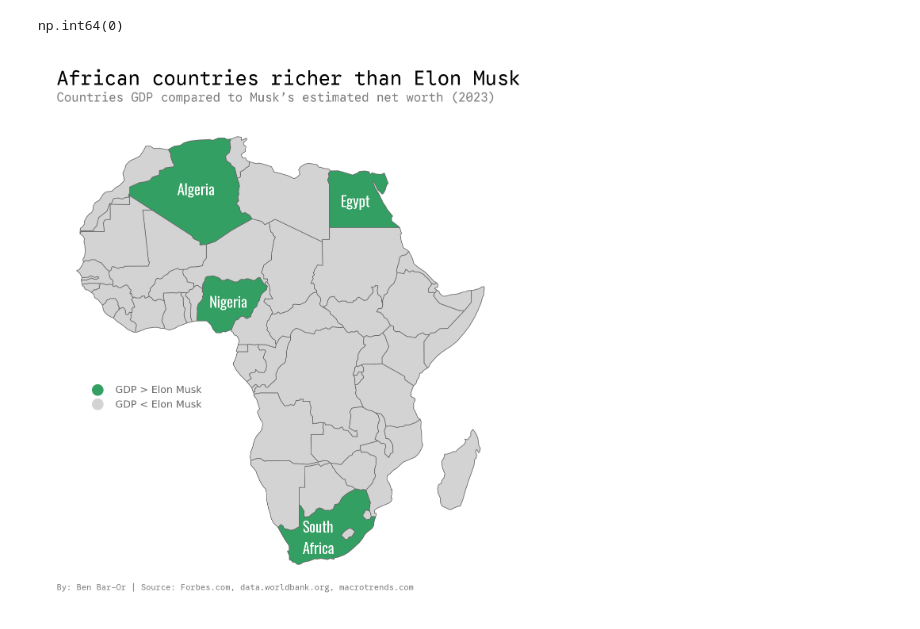
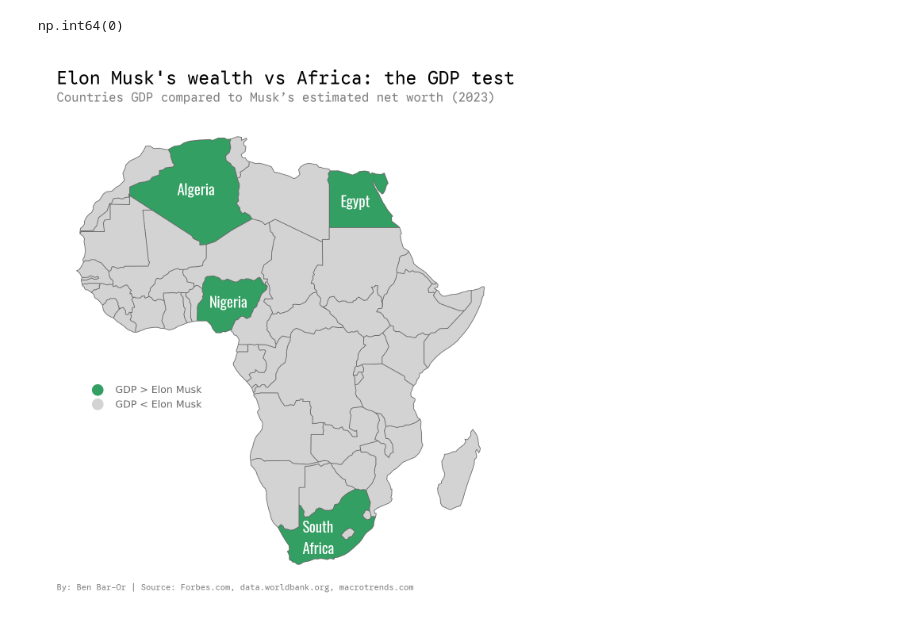
Before and after one commit to ben-baror/africa-gdp-v-musk-viz, a Jupyter notebook: elon map.ipynb, the cells around one changed output. Drawn from its saved outputs; the diff is of its cells as text; code cells hidden in the pictures.

Commit message:
edited title

```diff
--- a/elon map.ipynb
+++ b/elon map.ipynb
@@ -145,38 +148,39 @@ color_mapping = {
   False: "#339f62"
 }
 
-africa.plot(color=africa['is_smaller_than_elon'].map(color_mapping), ax=ax, edgecolor = 'dimgrey', linewidth = 0.4)
+africa.plot(color=africa['is_smaller_than_elon'].map(color_mapping), ax=ax,
+            edgecolor = 'dimgrey', linewidth = 0.4)
 
 
-ax_text(x= -21, y = 48.5, s = "African countries richer than Elon Musk",                        # TITLE
-       font = fonts['title'], fontsize = 12)
+ax_text(x= -21, y = 48.5, s = "Elon Musk's wealth vs Africa: the GDP test",            # TITLE
+       font = fonts['title'], fontsize = 11)
 
-ax_text(x= -21, y = 45, s = "Countries GDP compared to Musk’s estimated net worth (2023)",      # SUB TITLE
+ax_text(x= -21, y = 45, s = "Countries GDP compared to Musk’s estimated net worth (2023)",   # SUB TITLE
        font = fonts['title'], fontsize = 7.5, color = 'grey')
 
 ax_text(x= -21, y = -38, s = """By: Ben Bar-Or | Source: Forbes.com, data.worldbank.org, macrotrends.com""",
-       font = fonts['title'], fontsize = 5, color = 'grey')                                     # FOOTER
+       font = fonts['title'], fontsize = 5, color = 'grey')                                  # FOOTER
 
 
-countries_to_label = ["Algeria", "Nigeria", "Egypt", "South\nAfrica"]                           # COUNTRY LABELS
+countries_to_label = ["Algeria", "Nigeria", "Egypt", "South\nAfrica"]                        # COUNTRY LABELS
 labels = {'color': 'white', 'font': fonts["labels"],
          'fontsize': 9, 'ha': 'center', 'va': 'bottom'}
 ax_text(x=2.5, y=27, s = countries_to_label[0], **labels)
 ax_text(x=29.4, y=25, s = countries_to_label[2], **labels)
 ax_text(x=8, y=8 , s = countries_to_label[1], **labels)
 ax_text(x=23.15, y=-33.5 , s = countries_to_label[3], **labels)
 
 ax.axis('off')
 
-dot_true = Line2D([0], [0], marker='o', color='w', label="GDP > Elon Musk",                    # LEGEND
+dot_true = Line2D([0], [0], marker='o', color='w', label="GDP > Elon Musk",                   # LEGEND
                   markerfacecolor='#339f62', markersize=8)
 dot_false = Line2D([0], [0], marker='o', color='w', label="GDP < Elon Musk",
                    markerfacecolor='lightgrey', markersize=8)
 ax.legend(handles=[dot_true, dot_false],
          loc = 'center left', bbox_to_anchor=(0.05, 0.4),
          fontsize = 6, labelcolor = 'dimgrey', edgecolor = 'white')
 
 plt.savefig("elon_africa.png", dpi = 300, bbox_inches = 'tight')
 plt.show()
 # %% [output]
-[figure, old version]
+[figure, new version]
```
Also changed, not shown: parts of 3 cells of this notebook, 1 other file.
